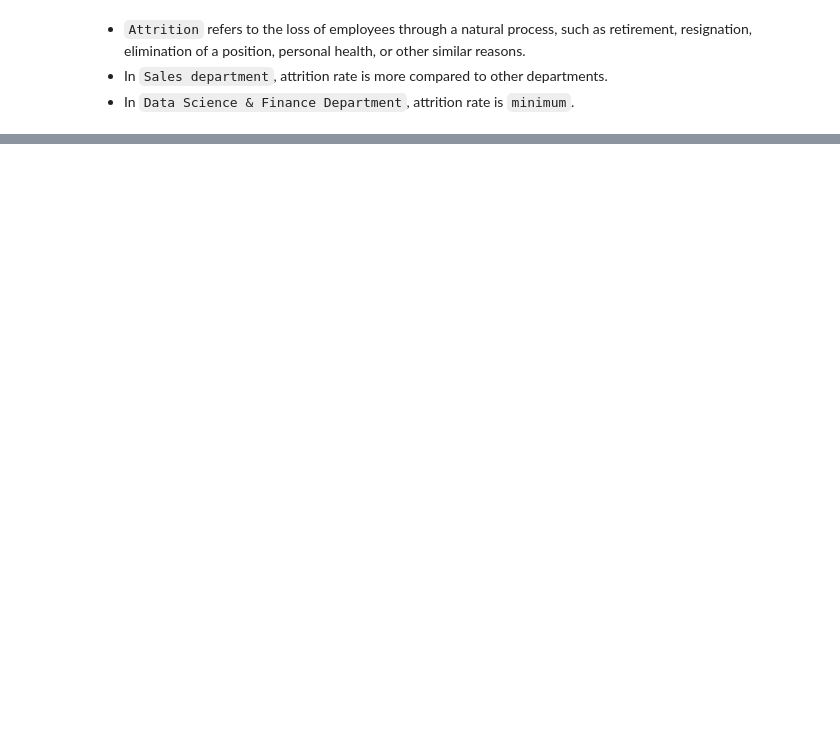
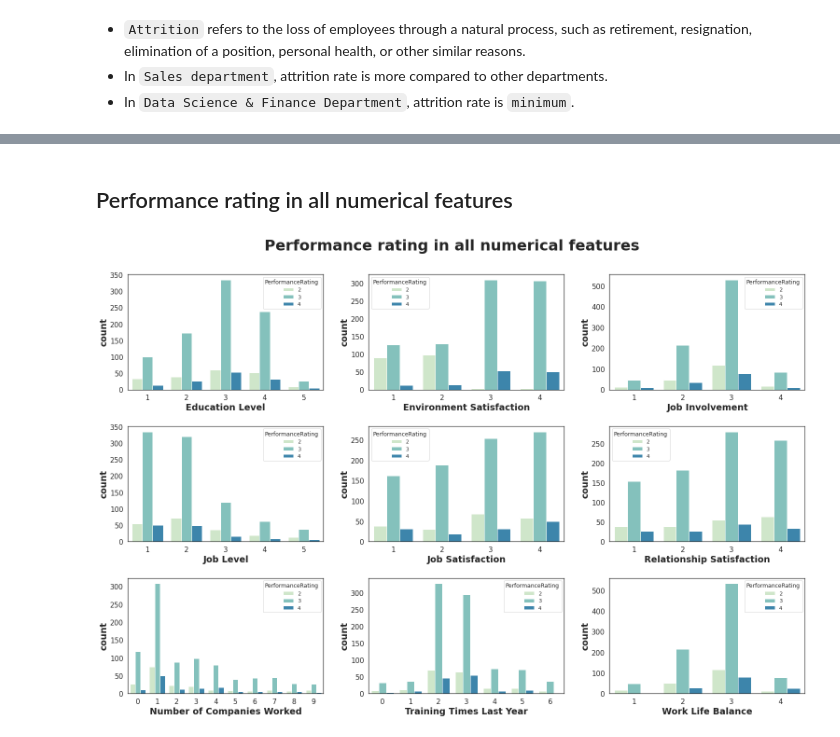
Before and after one commit to 21Ovi/Employee-Performance-Analysis, a Jupyter notebook: Visualize.ipynb, the cells around one changed output, grey strips where cells are left out. Saved outputs shown, nothing was run; the diff lists cells and outputs as text; code cells hidden in the pictures; blank space fills up the shorter version.

```diff
--- a/Visualize.ipynb
+++ b/Visualize.ipynb
@@ -538,0 +563,28 @@ fig6.show()
+# %% [markdown]
+## Performance rating in all numerical features
+# %%
+## To visualize the performance rating in all numerical features
+
+num_cols = data.loc[:,['EmpEducationLevel','EmpEnvironmentSatisfaction', 'EmpJobInvolvement',
+       'EmpJobLevel', 'EmpJobSatisfaction','EmpRelationshipSatisfaction','NumCompaniesWorked',
+       'TrainingTimesLastYear','EmpWorkLifeBalance']]
+
+num_cols.columns = ['Education Level','Environment Satisfaction', 'Job Involvement',
+       'Job Level', 'Job Satisfaction','Relationship Satisfaction','Number of Companies Worked',
+       'Training Times Last Year','Work Life Balance']
+# %%
+sns.set(rc={"font.size":12,"axes.titlesize":15,"axes.labelsize":19,"axes.labelweight":"bold","xtick.labelsize":15,
+            "ytick.labelsize":15,'axes.grid' :False,'axes.facecolor':'white'})
+
+## To plot the Performance Rating of all numerical Features
+
+fig = plt.figure(figsize=(22,15))
+fig.suptitle("Performance rating in all numerical features",fontsize=32,fontweight="bold")
+sns.set_style("white")
+for index in range(len(num_cols.columns)):
+    plt.subplot(3,3,index+1)
+    sns.countplot(num_cols.iloc[:,index],hue=data["PerformanceRating"],palette='GnBu')
+fig.tight_layout(pad=3)
+fig.subplots_adjust(top=0.91)
+# %% [output]
+[figure, added]
```
Also changed, not shown: parts of 4 cells of this notebook.
